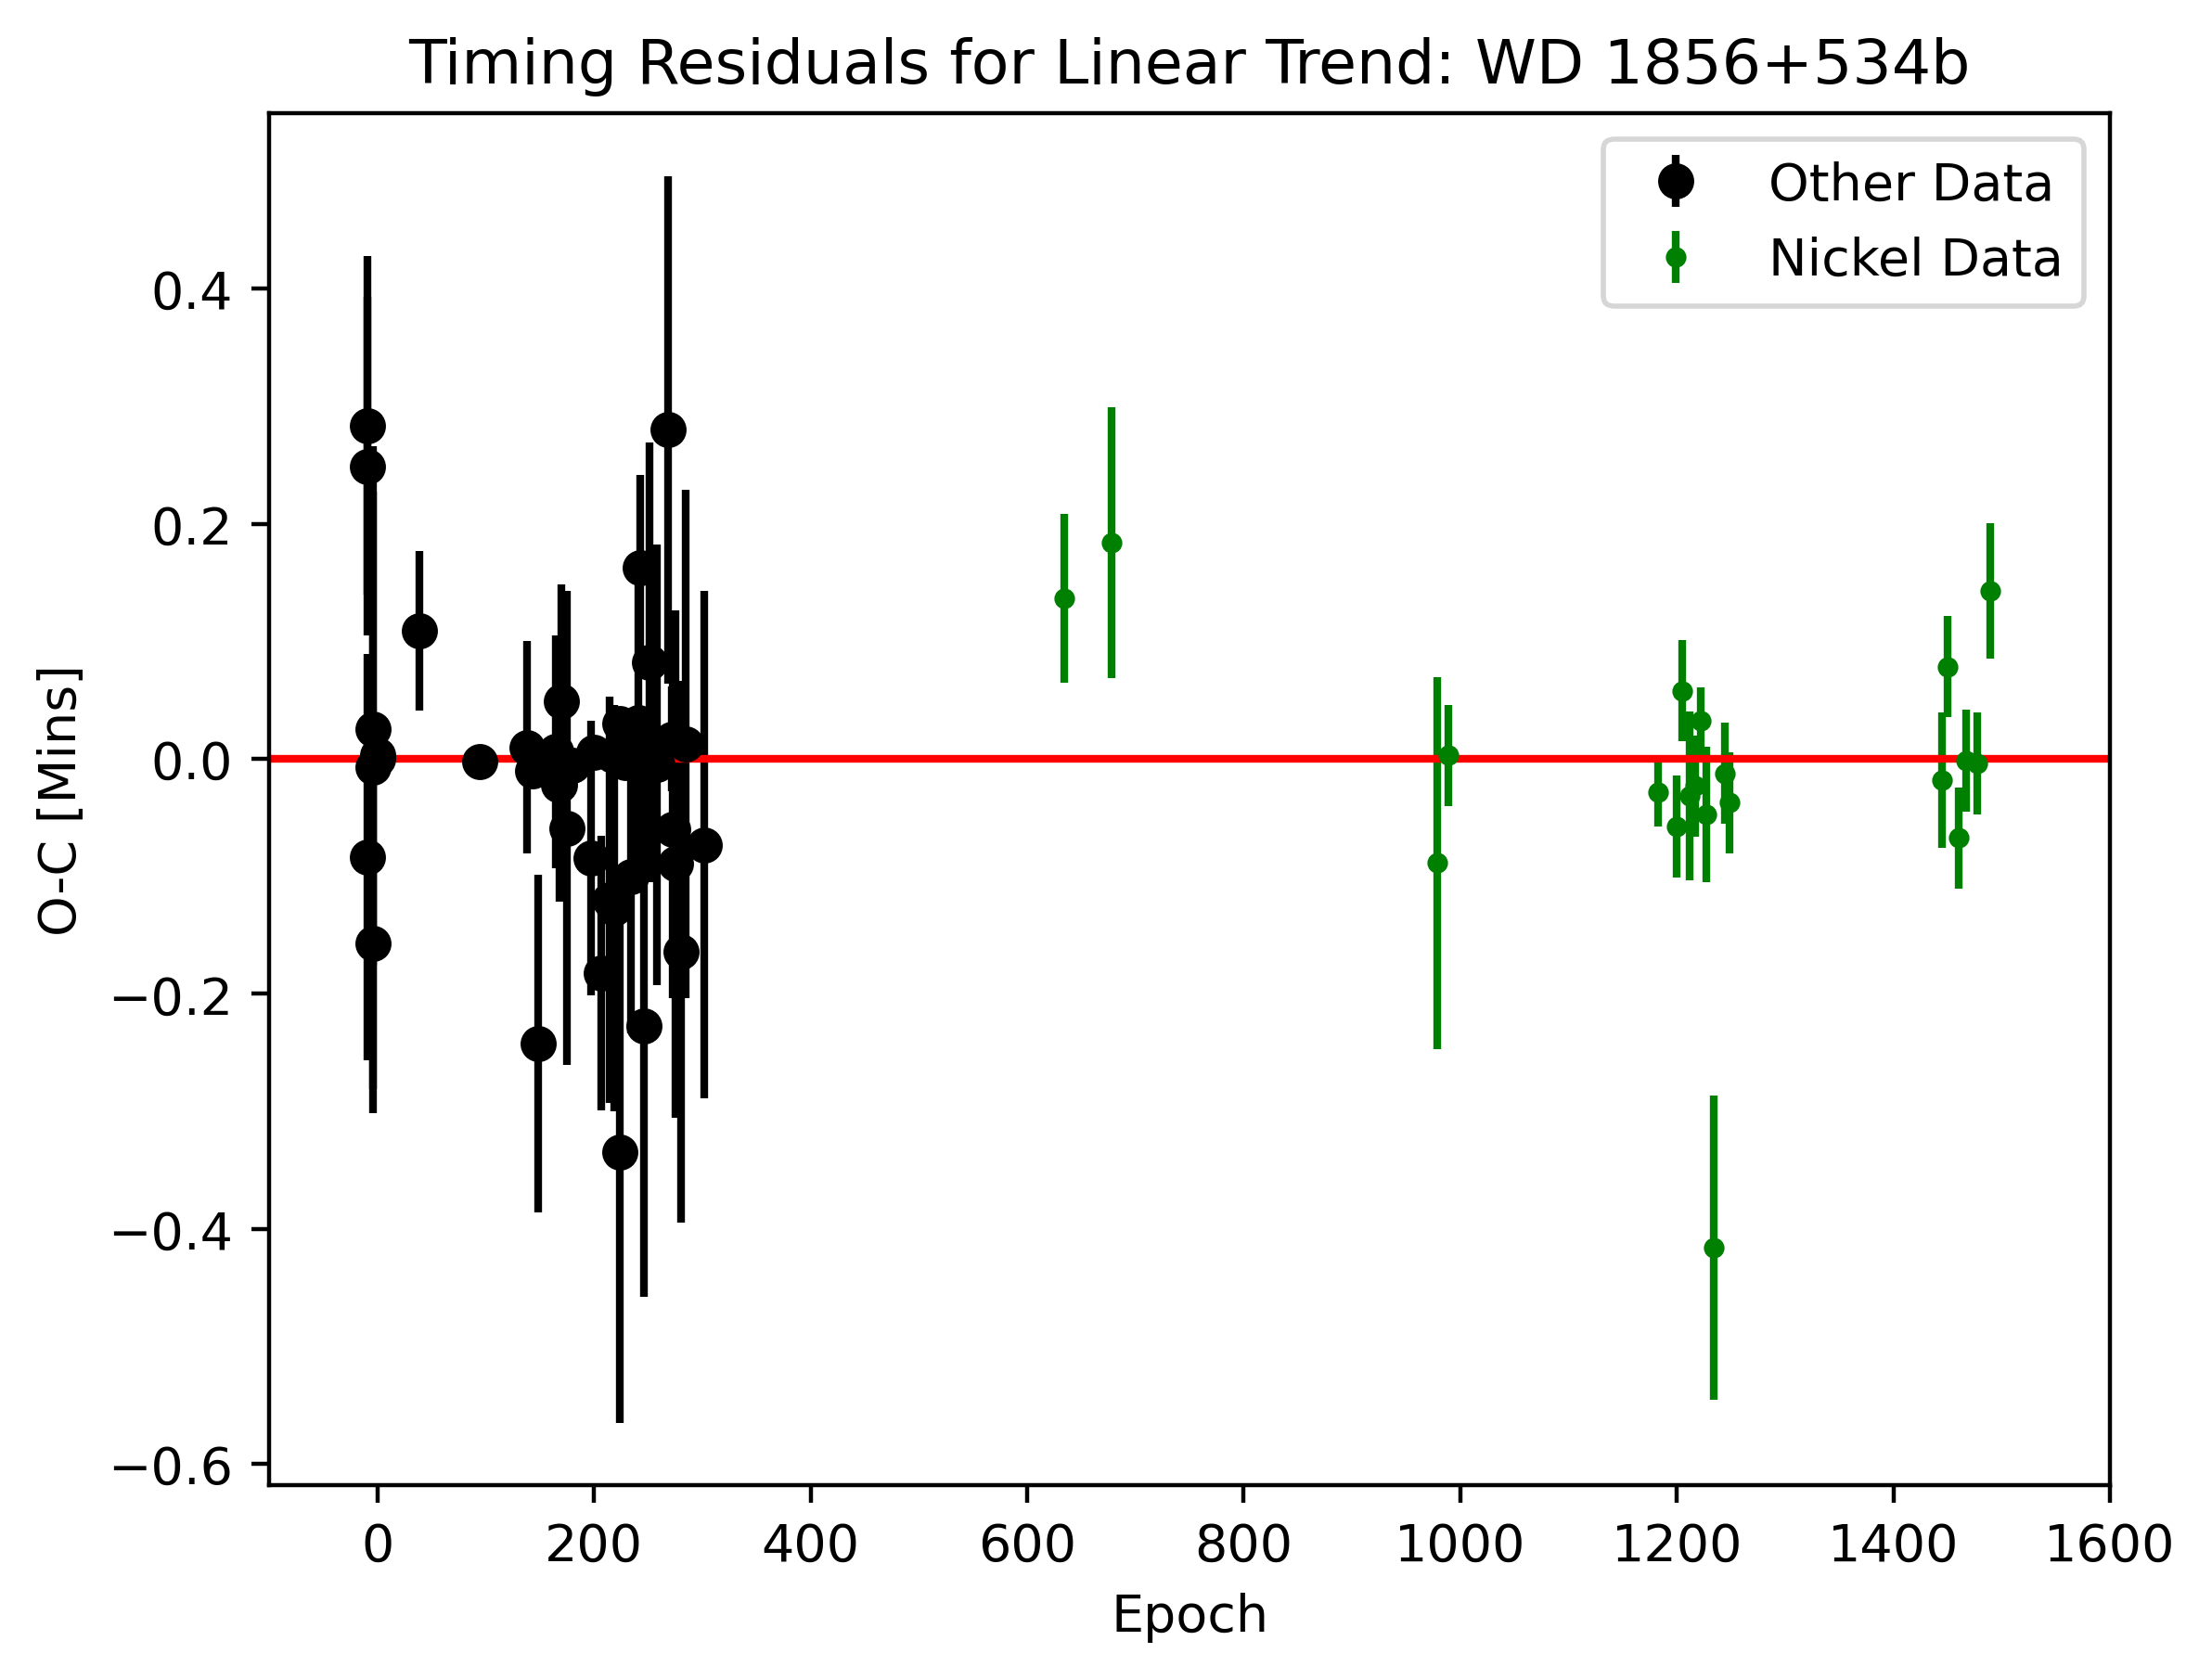
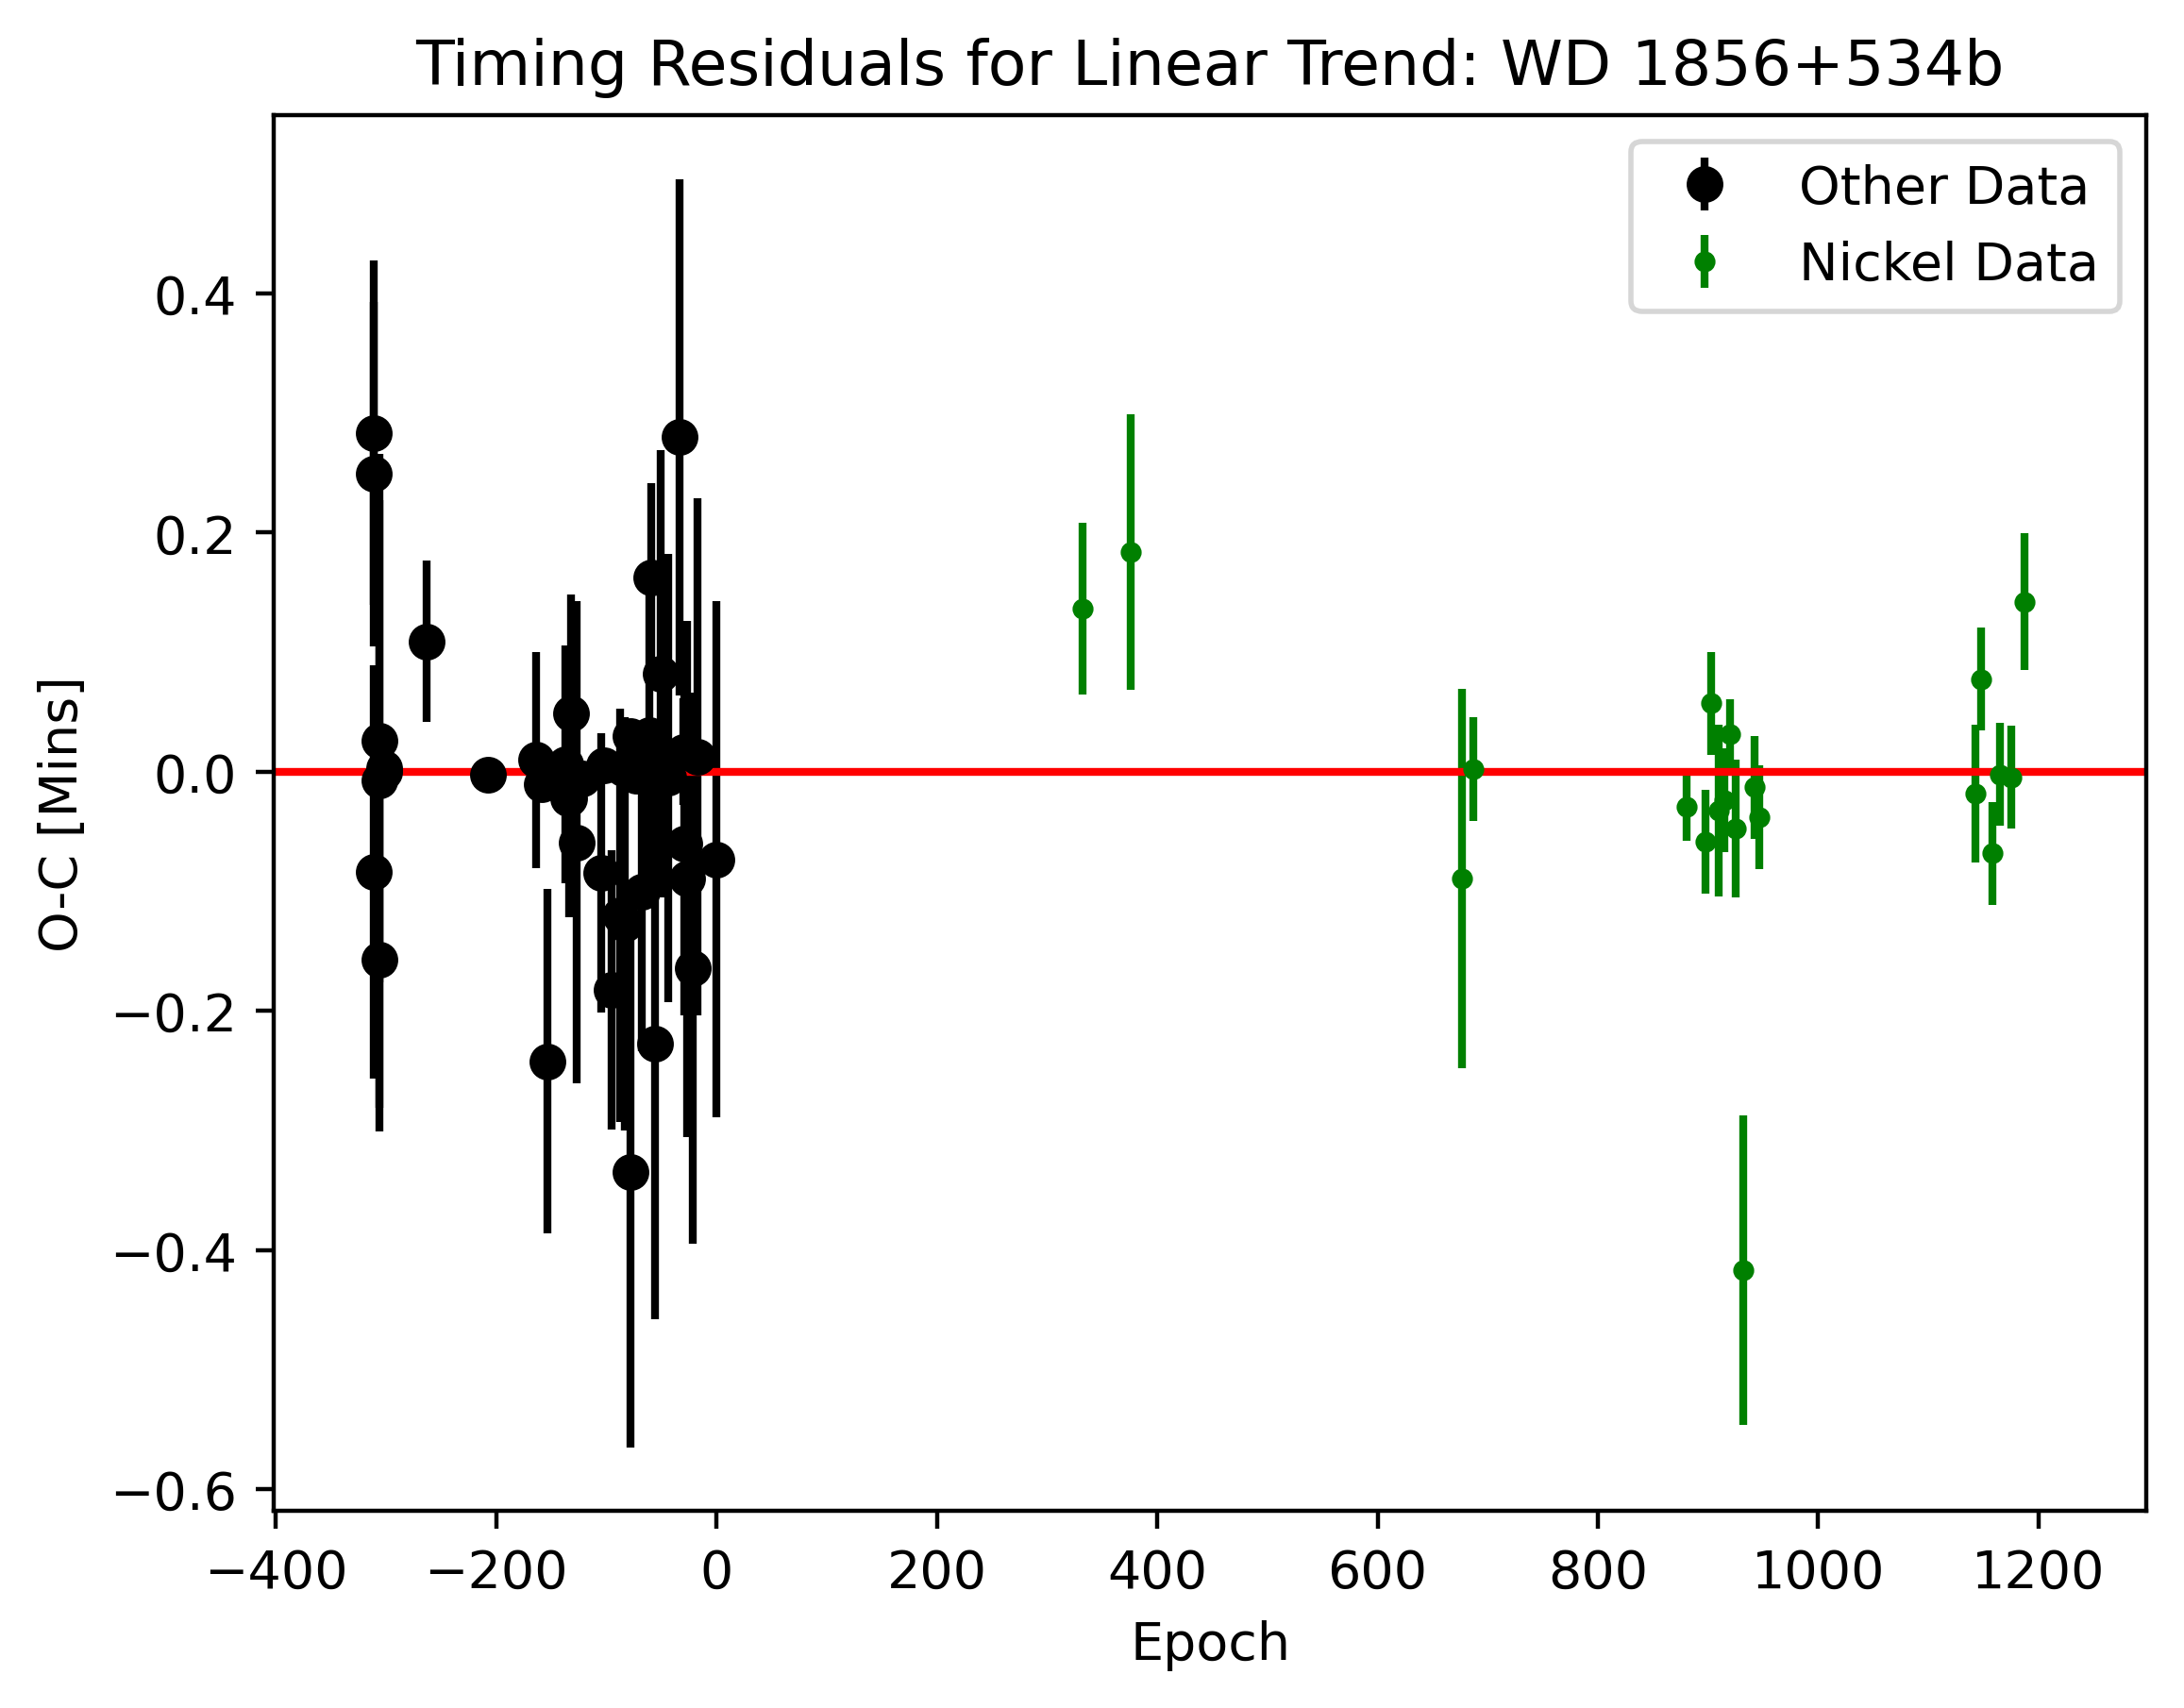
The notebook cell's code change between the first figure and the second:
--- before
+++ after
@@ -5,5 +5,5 @@
 plt.errorbar(epoch[start_nickel:],res[start_nickel:],yerr=uncertainty[start_nickel:]*1440,fmt='g.',capsize=0,label='Nickel Data')
 plt.legend()
-plt.xlim(-100,1600)
+plt.xlim(-100-302,1600-302)
 plt.hlines(y=0,xmin=-2500,xmax=2500,color='red')
 plt.ylabel('O-C [Mins]')

Commit: clean linear and quadratic notebooks